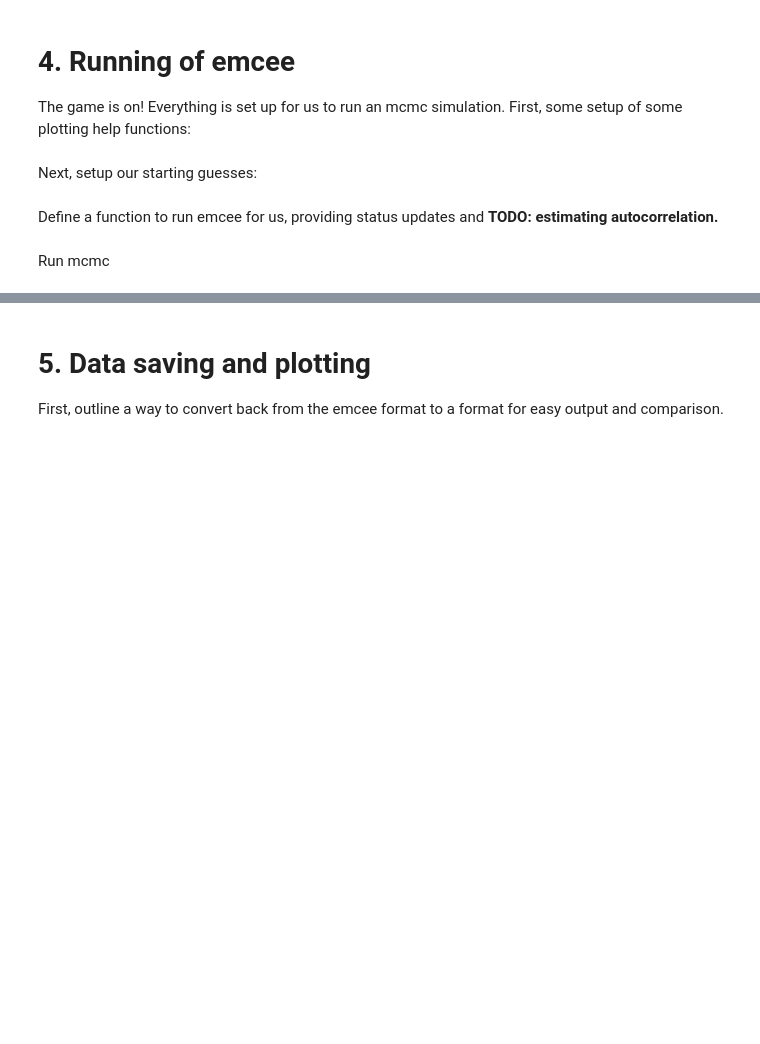
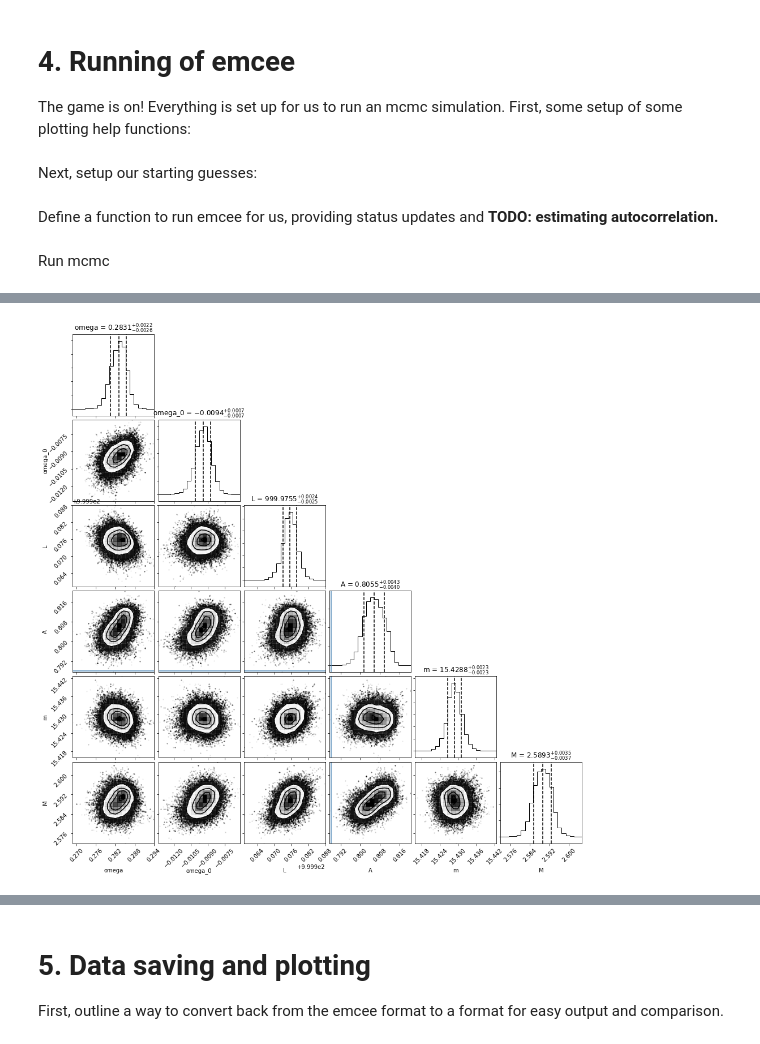
Before and after one commit to vickyscowcroft/bayesian_pl_fitting, a Jupyter notebook: batdog.ipynb, the cells around one changed output, grey strips where cells are left out. Drawn from its saved outputs; the diff is of its cells as text; code cells hidden in the pictures; blank space fills up the shorter version.

```diff
--- a/batdog.ipynb
+++ b/batdog.ipynb
@@ -409,7 +513,19 @@ def plot_corner(sampler, star=0, start=False):
         s = 0
 
     # Make a corner plot
-    corner.corner(sampler.flatchain[:, values], labels=names, truths=starting_guess);
+    corner.corner(sampler.flatchain[:, values],
+                  labels=names,
+                  truths=[data['omega_true'][star],
+                          omega_0,
+                          scale,
+                          data['A_true'][star],
+                          data['m_true'][star],
+                          data['M_true'][star]],
+                  quantiles=[0.16, 0.5, 0.84],
+                  show_titles=True,
+                  title_fmt='.4f',
+                  title_kwargs={"fontsize":12},
+                  scale_hist=True)
     plt.show()
 # %% [markdown]
 Next, setup our starting guesses:
@@ -563 +636,8 @@ KeyboardInterrupt:
+# %%
+star_to_try = 20
+
+# Make a corner plot
+plot_corner(sampler, star=star_to_try)
+# %% [output]
+[figure, added]
 # %%
```
Also changed, not shown: parts of 21 cells of this notebook.
